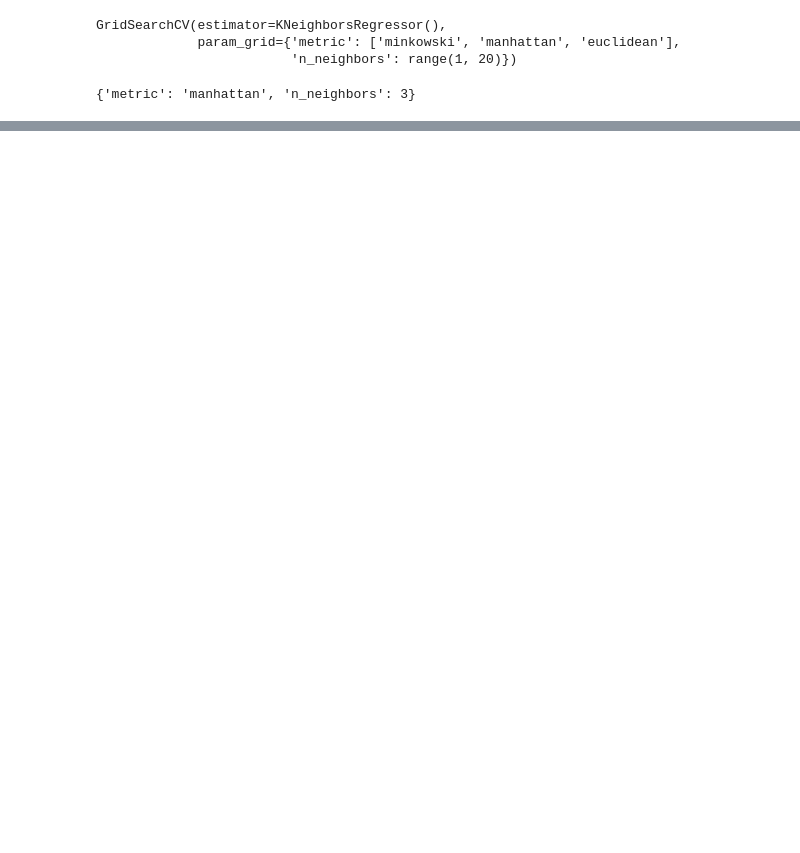
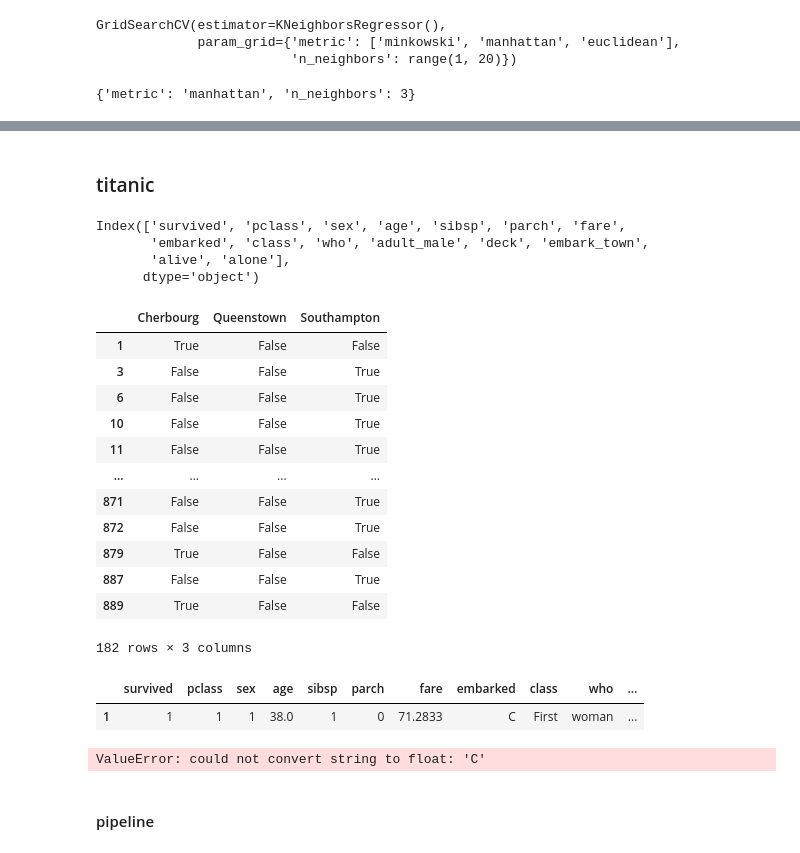
Before and after one commit to bigmoletos/WildCodeSchool_formation_IA_nov2023, a Jupyter notebook: live_coding/Seaborn/seaborn.ipynb, the cells around one changed output, grey strips where cells are left out. Cells and saved outputs as stored; diff of their text form; code cells hidden in the pictures; blank space fills up the shorter version.

```diff
--- a/live_coding/Seaborn/seaborn.ipynb
+++ b/live_coding/Seaborn/seaborn.ipynb
@@ -349,0 +453,25 @@ grid.best_params_
+# %% [markdown]
+### titanic
+# %%
+
+import seaborn as sns
+import pandas as pd
+from sklearn import svm
+from sklearn.linear_model import LinearRegression
+from sklearn.linear_model import SGDRegressor
+from sklearn.neighbors import KNeighborsRegressor
+from sklearn.neighbors import KNeighborsClassifier
+from sklearn.model_selection import train_test_split
+from sklearn.preprocessing import LabelEncoder, LabelBinarizer, OrdinalEncoder, OneHotEncoder
+from sklearn.cluster import KMeans
+
+
+df = sns.load_dataset("titanic")
+# %%
+df=df.dropna()
+df.columns
+# %% [output]
+Index(['survived', 'pclass', 'sex', 'age', 'sibsp', 'parch', 'fare',
+       'embarked', 'class', 'who', 'adult_male', 'deck', 'embark_town',
+       'alive', 'alone'],
+      dtype='object')
@@ -349,0 +481,27 @@ grid.best_params_
+# %%
+# trnasformatin colonnes sex
+df['sex']=df['sex'].replace(["male", "female"], [0,1])
+# %%
+# transformation colonne embark
+pd.get_dummies(df['embark_town'])
+# %% [output]
+|  | Cherbourg | Queenstown | Southampton |
+| 1 | True | False | False |
+| 3 | False | False | True |
+| 6 | False | False | True |
+| 10 | False | False | True |
+| 11 | False | False | True |
+| ... | ... | ... | ... |
+| 871 | False | False | True |
+| 872 | False | False | True |
+| 879 | True | False | False |
+| 887 | False | False | True |
+| 889 | True | False | False |
+182 rows × 3 columns
+# %%
+df_total=pd.concat([df, pd.get_dummies(df['embark_town'])], axis=1).drop("embark_town", axis=1)
+
+df_total.head(1)
+# %% [output]
+|  | survived | pclass | sex | age | sibsp | parch | fare | embarked | class | who | ... |
+| 1 | 1 | 1 | 1 | 38.0 | 1 | 0 | 71.2833 | C | First | woman | ... |
@@ -349,0 +511,5 @@ grid.best_params_
+# %%
+
+kmeans.fit(df_total)
+# %% [output]
+ValueError: could not convert string to float: 'C'
@@ -349,0 +518,2 @@ grid.best_params_
+# %% [markdown]
+#### pipeline
```
Also changed, not shown: parts of 19 cells of this notebook, 2 other files.
